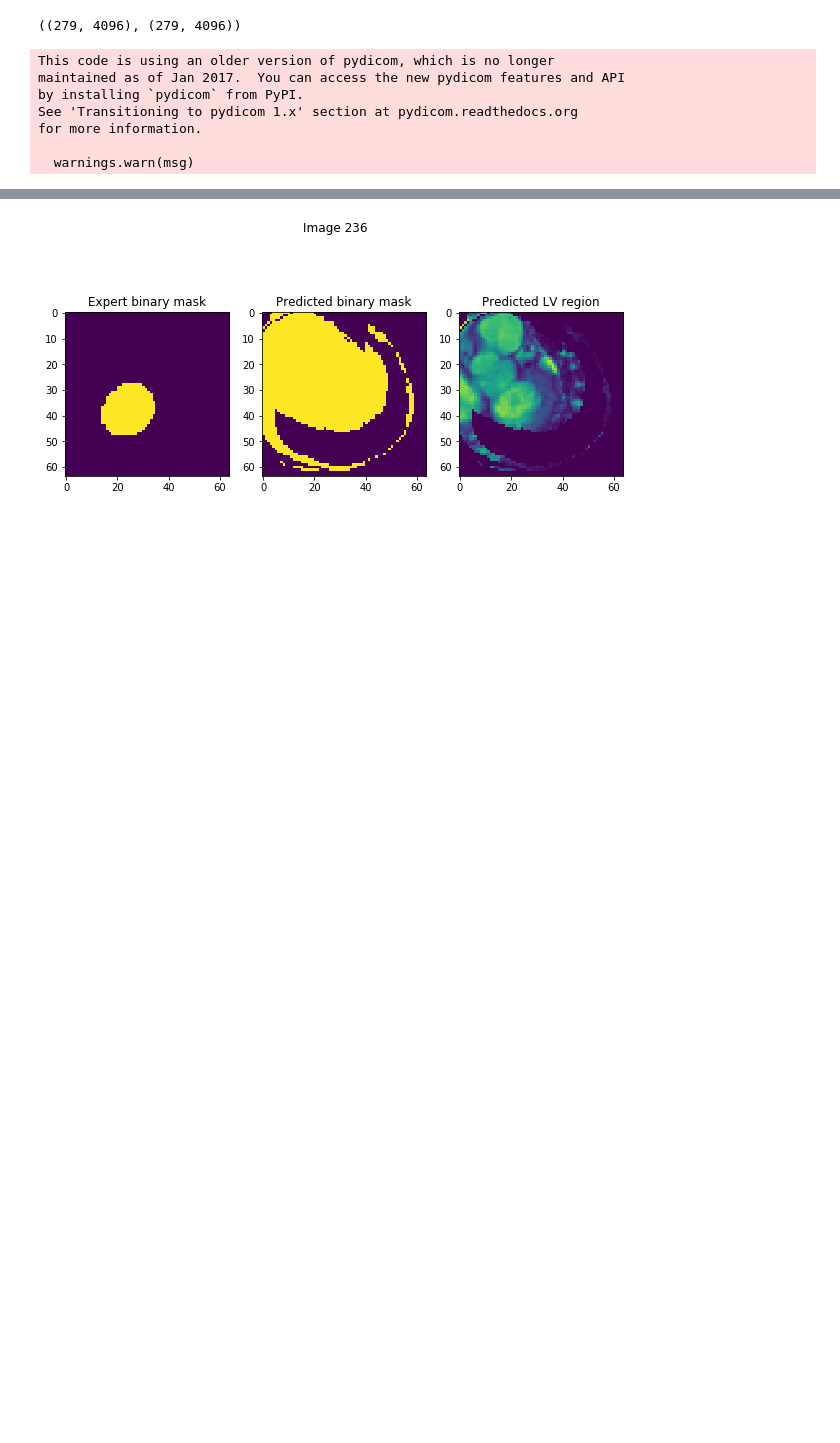
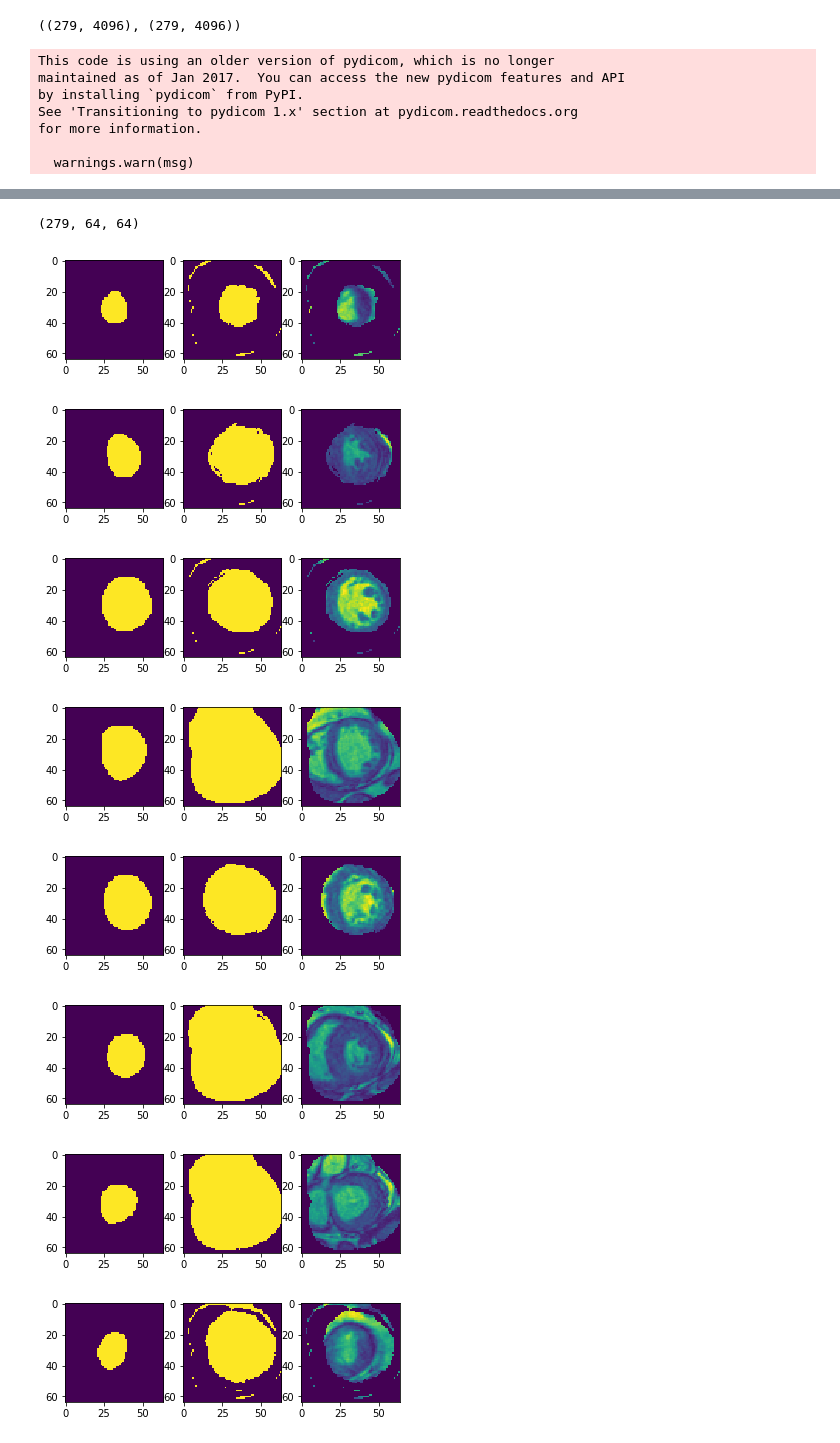
Before and after one commit to qqu0127/LV-segmentation, a Jupyter notebook: StackedAE.ipynb, the cells around one changed output, grey strips where cells are left out. Saved outputs shown, nothing was run; the diff lists cells and outputs as text; code cells hidden in the pictures; blank space fills up the shorter version.

```diff
--- a/StackedAE.ipynb
+++ b/StackedAE.ipynb
@@ -112,5 +124,5 @@ Text(0.5,0,'epochs')
 # %%
-def prediction_plot(X, model, idx=None):
+def prediction_plot(X, model, idx):
     """
     Compute the Inferred shape binary mask using the trained stacked AE model
     :param X: dataset to predict
@@ -118,22 +130,39 @@ def prediction_plot(X, model, idx=None):
     :param idx: index of the particular picture to return
     :return: inferred shape binary mask, infered shape on the MR image
     """
-    if not idx:
-        idx= np.random.randint(len(X))
     contours = model.predict(X)
     contour = contours[idx].reshape((64,64))
     # thresholding
     binary = cv2.threshold(contour, 0, 1, cv2.INTERSECT_NONE)
-    return binary[1], binary[1]*X[idx].reshape(64,64), idx
+    return binary[1], binary[1]*X[idx].reshape(64,64)
-# %%
-f, ax = plt.subplots(ncols=3, figsize=(10,5))
-bin_mask, img, idx = prediction_plot(X_train, model)
-ax[0].imshow(Y_train[idx].reshape((64,64)))
-ax[0].set_title('Expert binary mask')
-ax[1].imshow(bin_mask)
-ax[1].set_title('Predicted binary mask')
-ax[2].imshow(img)
-ax[2].set_title('Predicted LV region')
-_ = plt.suptitle('Image %s' % idx)
-# %% [output]
-[figure, removed]
+# %%
+#n is number of test images
+n = img_test.shape[0]
+pred_mask,pred_img=[],[]
+for i in range(n):
+    bin_mask,img = prediction_plot(X_train,model,i)
+    pred_mask.append(bin_mask)
+    pred_img.append(img)
+pred_mask = np.array(pred_mask)
+pred_img = np.array(pred_img)
+print (pred_mask.shape)
+# %% [output]
+(279, 64, 64)
+# %%
+for i in range(10):
+    plt.figure()
+    plt.subplot(131)
+    plt.imshow(Y_train[i].reshape((64,64)))
+    plt.subplot(132)
+    plt.imshow(pred_mask[i])
+    plt.subplot(133)
+    plt.imshow(pred_img[i])
+# %% [output]
+[figure, added]
+[figure, added]
+[figure, added]
+[figure, added]
+[figure, added]
+[figure, added]
+[figure, added]
+[figure, added]
```
Also changed, not shown: parts of 15 cells of this notebook.
